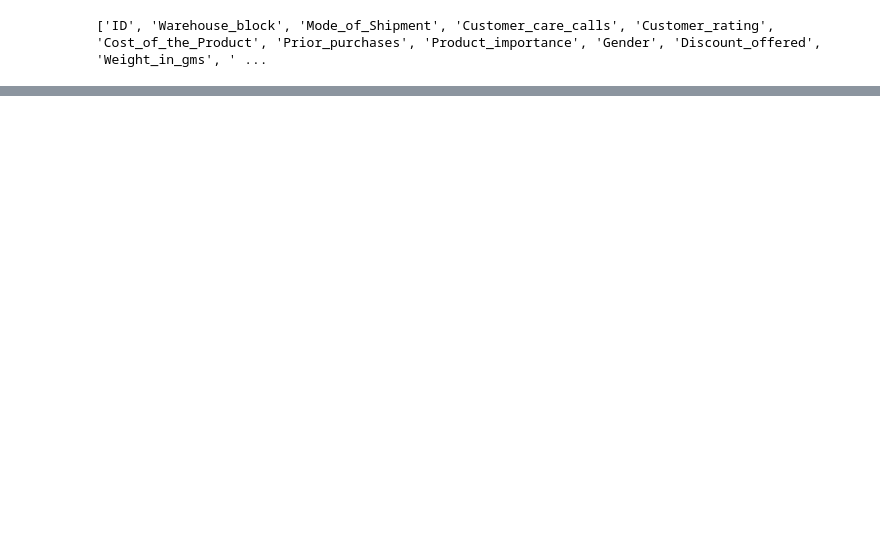
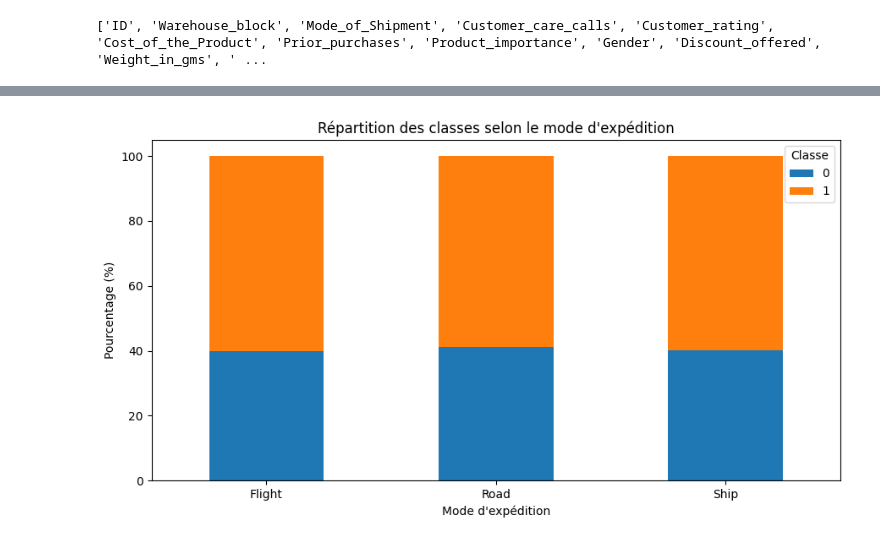
Before and after one commit to nadiagouroubera40-debug/Delais_de_Livraison, a Jupyter notebook: livraison.ipynb, the cells around one changed output, grey strips where cells are left out. Drawn from its saved outputs; the diff is of its cells as text; code cells hidden in the pictures; blank space fills up the shorter version.

```diff
--- a/livraison.ipynb
+++ b/livraison.ipynb
@@ -94,0 +297,2 @@ print(df.columns.tolist())
+# %%
+TARGET = "Reached.on.Time_Y.N"
@@ -94,0 +436,8 @@ print(df.columns.tolist())
+# %%
+shipment_target = pd.crosstab(
+    df["Mode_of_Shipment"],
+    df[TARGET],
+    normalize="index"
+) * 100
+
+display(shipment_target.round(2))
@@ -94,0 +450,18 @@ print(df.columns.tolist())
+# %%
+shipment_target.plot(
+    kind="bar",
+    stacked=True,
+    figsize=(9, 5)
+)
+
+plt.title("Répartition des classes selon le mode d'expédition")
+plt.xlabel("Mode d'expédition")
+plt.ylabel("Pourcentage (%)")
+
+plt.legend(title="Classe")
+
+plt.xticks(rotation=0)
+plt.tight_layout()
+plt.show()
+# %% [output]
+[figure, added]
```
Also changed, not shown: parts of 28 cells of this notebook.
